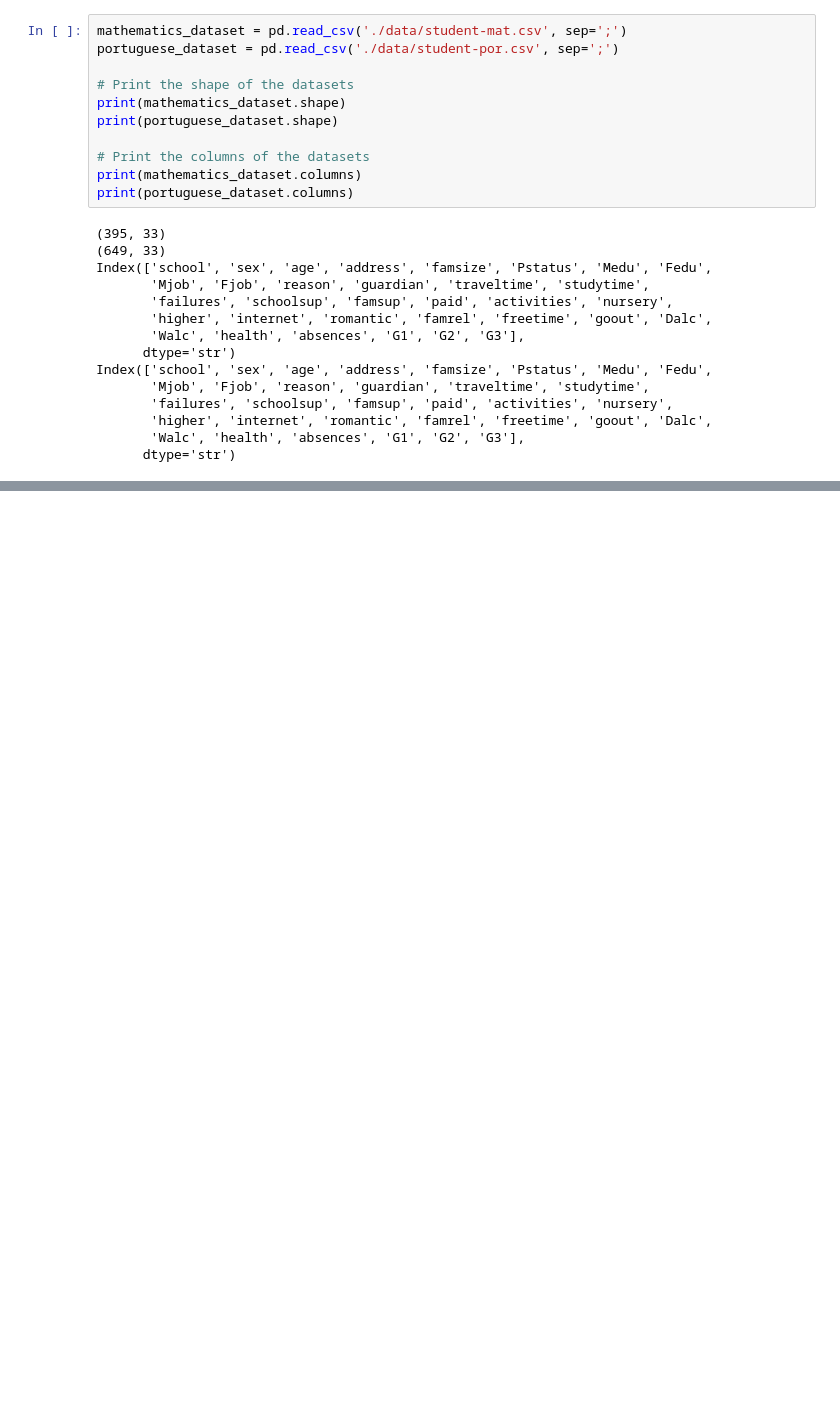
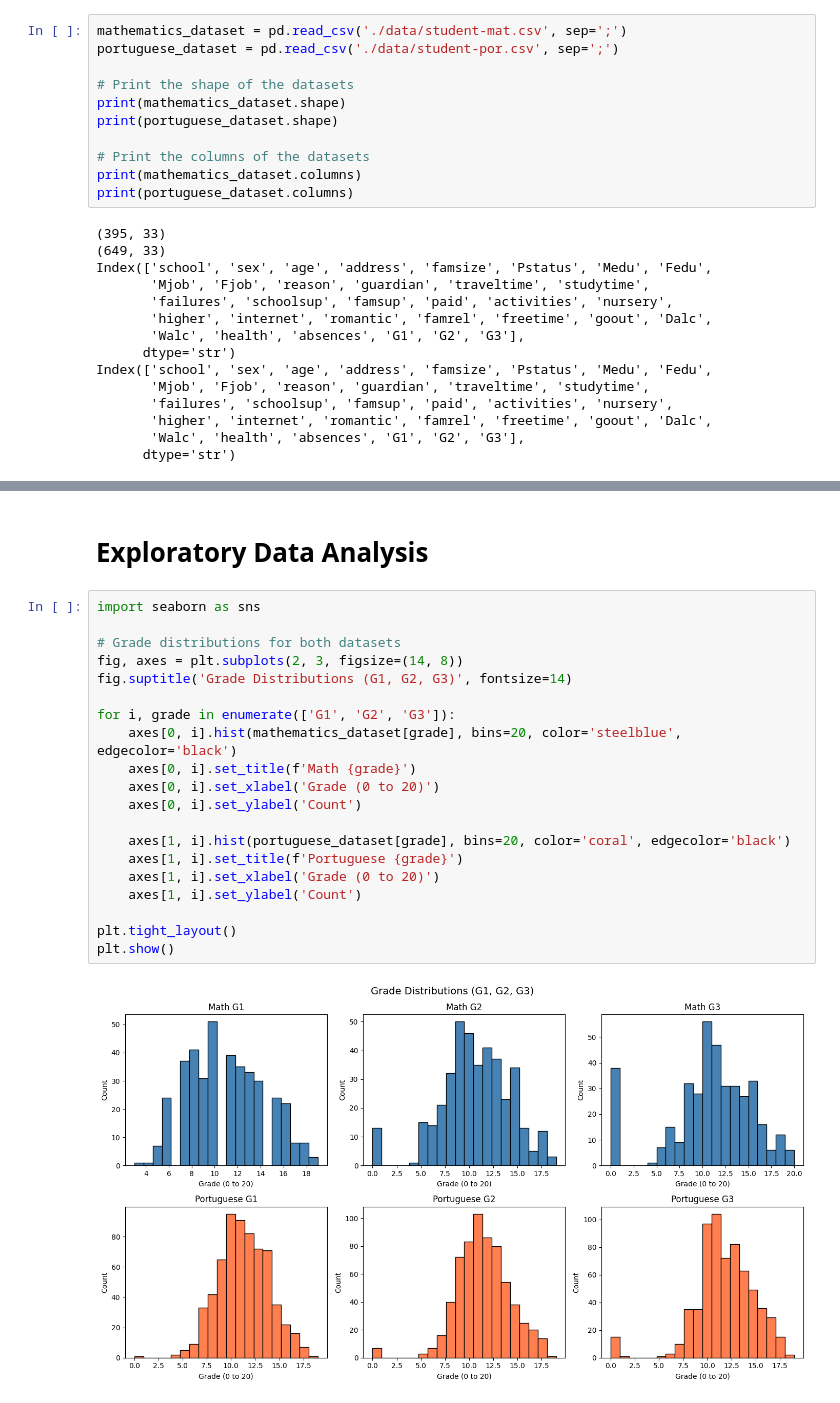
Before and after one commit to bosh99/ml-academic-performance, a Jupyter notebook: data_processing.ipynb, the cells around one changed output, grey strips where cells are left out. Drawn from its saved outputs; the diff is of its cells as text; blank space fills up the shorter version.

Commit message:
feat: Fiished data processing and analysis

```diff
--- a/data_processing.ipynb
+++ b/data_processing.ipynb
@@ -79,0 +104,24 @@ Index(['school', 'sex', 'age', 'address', 'famsize', 'Pstatus', 'Medu', 'Fedu',
+# %% [markdown]
+# Exploratory Data Analysis
+# %%
+import seaborn as sns
+
+# Grade distributions for both datasets
+fig, axes = plt.subplots(2, 3, figsize=(14, 8))
+fig.suptitle('Grade Distributions (G1, G2, G3)', fontsize=14)
+
+for i, grade in enumerate(['G1', 'G2', 'G3']):
+    axes[0, i].hist(mathematics_dataset[grade], bins=20, color='steelblue', edgecolor='black')
+    axes[0, i].set_title(f'Math {grade}')
+    axes[0, i].set_xlabel('Grade (0 to 20)')
+    axes[0, i].set_ylabel('Count')
+
+    axes[1, i].hist(portuguese_dataset[grade], bins=20, color='coral', edgecolor='black')
+    axes[1, i].set_title(f'Portuguese {grade}')
+    axes[1, i].set_xlabel('Grade (0 to 20)')
+    axes[1, i].set_ylabel('Count')
+
+plt.tight_layout()
+plt.show()
+# %% [output]
+[figure, added]
```
Also changed, not shown: parts of 10 cells of this notebook, 2 other files.
